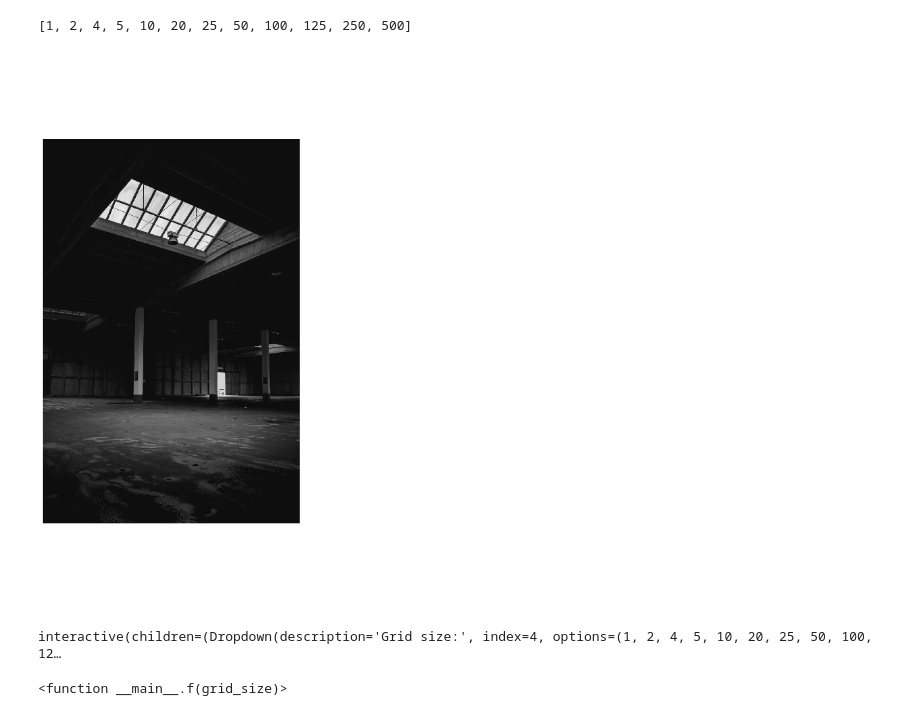
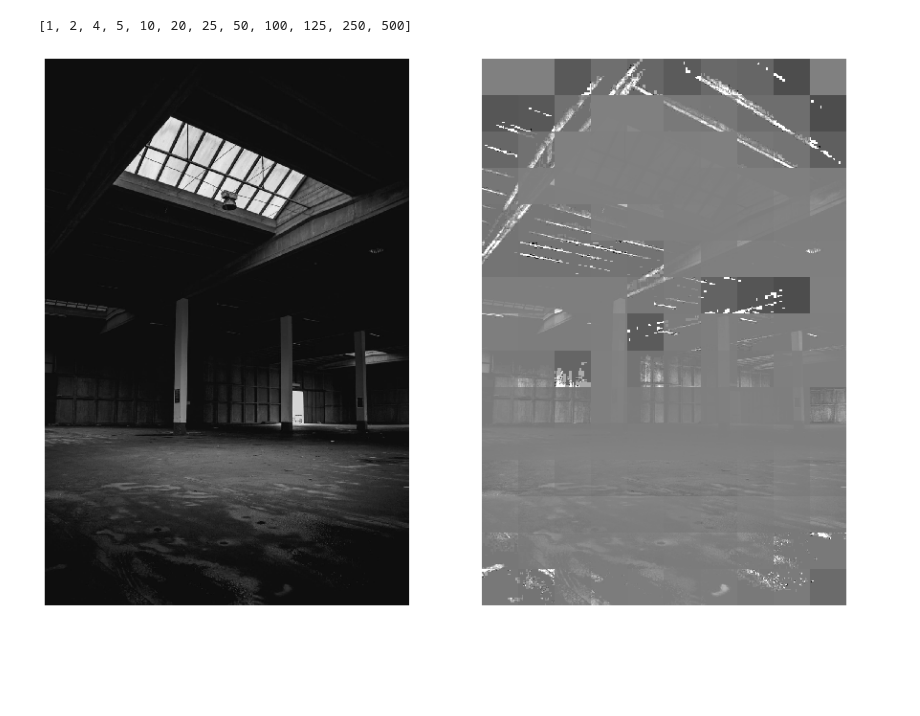
Before and after one commit to Helga-Helga/image-processing-and-recognition, a Jupyter notebook: lab2-local_normalization/vizualization.ipynb, the cells around one changed output. Saved outputs shown, nothing was run; the diff lists cells and outputs as text; code cells hidden in the pictures; blank space fills up the shorter version.

Commit message:
Use parameters instead of widgets

```diff
--- a/lab2-local_normalization/vizualization.ipynb
+++ b/lab2-local_normalization/vizualization.ipynb
@@ -20,37 +22,31 @@ from utils2 import (
 )
 from integral_image import compute_integral_image
 # %%
-input_image = rgb2gray(mpimg.imread("original_image.jpeg"))
+input_image = array(rgb2gray(mpimg.imread("original_image.jpeg")), dtype=float64)
 # %%
 integral_image = compute_integral_image(input_image)
+integral_image_square = compute_integral_image(input_image, 2)
 # %%
 grid_sizes = sorted(get_lists_intersection(get_factors(input_image.shape[0]), get_factors(input_image.shape[1])))
 grid_sizes
 # %% [output]
 [1, 2, 4, 5, 10, 20, 25, 50, 100, 125, 250, 500]
-# %%
-def f(grid_size):
-    ax_orig.imshow(input_image, cmap="gray")
-    normalized_image = normalize_image(input_image, integral_image, grid_size, 128, 1000)
-    ax_norm.imshow(normalized_image, cmap="gray")
-    fig.canvas.draw()
-    display(fig)
-
-
-fig = plt.figure(figsize=(15, 15))
-ax_orig = fig.add_subplot(121)
-ax_norm = fig.add_subplot(122)
-
-ax_orig.imshow(input_image, cmap="gray")
-ax_norm.imshow(input_image, cmap="gray")
-
-for ax in [ax_orig, ax_norm]:
-    ax.set_axis_off()
-# %% [output]
-[figure, removed]
-# %%
-widgets.interact(f, grid_size=widgets.Dropdown(options=grid_sizes, value=10, description='Grid size:',
-                                                disabled=False))
-# %% [output]
-interactive(children=(Dropdown(description='Grid size:', index=4, options=(1, 2, 4, 5, 10, 20, 25, 50, 100, 12…
-<function __main__.f(grid_size)>
+# %%
+GRID_SIZE = 100
+NEW_MEAN = 128
+NEW_DISPERSION = 50
+
+fig = plt.figure(figsize=(15, 15))
+ax_orig = fig.add_subplot(121)
+ax_norm = fig.add_subplot(122)
+
+for ax in [ax_orig, ax_norm]:
+    ax.set_axis_off()
+
+ax_orig.imshow(input_image, cmap="gray")
+normalized_image = normalize_image(
+    input_image, integral_image, integral_image_square, GRID_SIZE, NEW_MEAN, NEW_DISPERSION)
+ax_norm.imshow(normalized_image, cmap="gray")
+fig.show()
+# %% [output]
+[figure, added]
```
Also changed, not shown: parts of 1 cell of this notebook.
